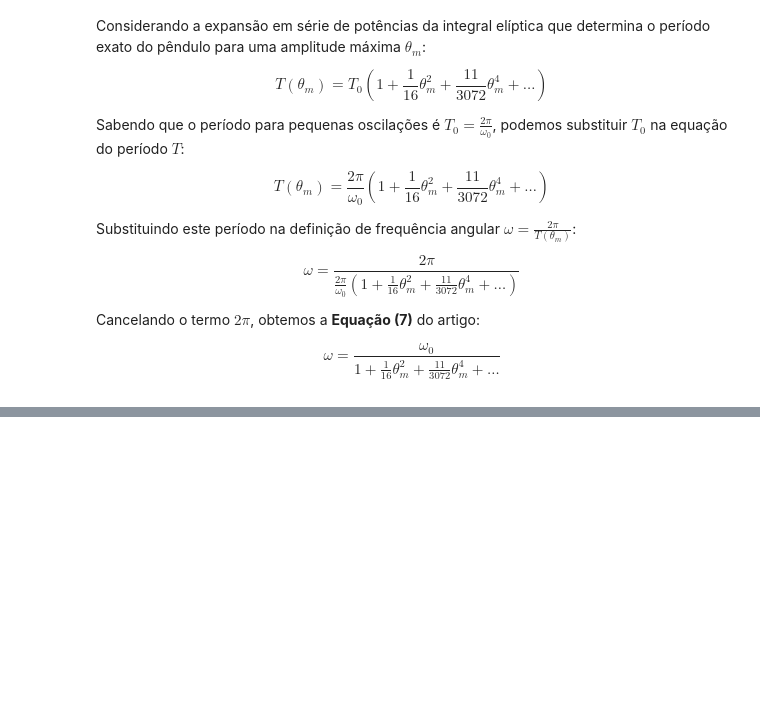
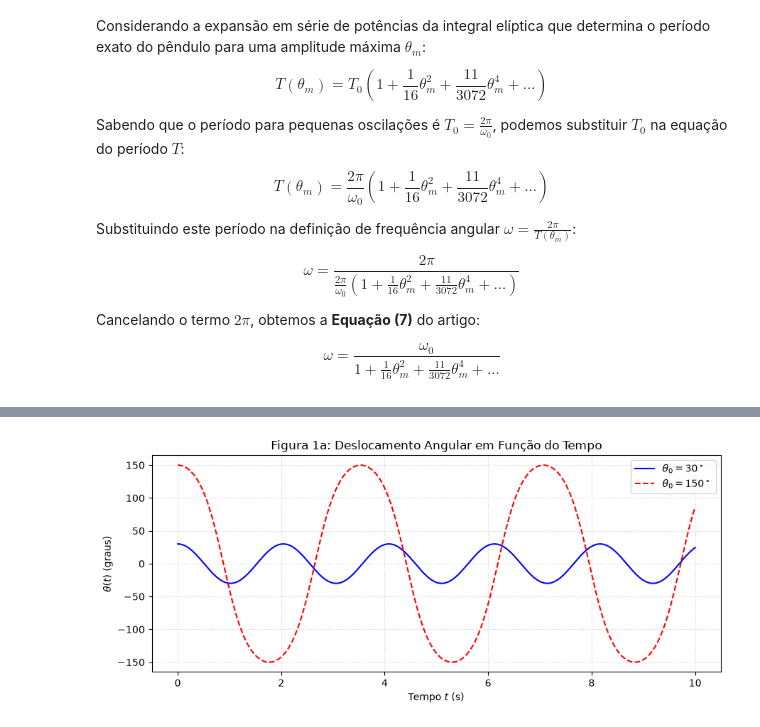
Before and after one commit to hcouri/Trabalho-IFC, a Jupyter notebook: Projeto_Pendulo_Fourier/projeto_pendulo.ipynb, the cells around one changed output, grey strips where cells are left out. Saved outputs shown, nothing was run; the diff lists cells and outputs as text; code cells hidden in the pictures; blank space fills up the shorter version.

```diff
--- a/Projeto_Pendulo_Fourier/projeto_pendulo.ipynb
+++ b/Projeto_Pendulo_Fourier/projeto_pendulo.ipynb
@@ -52,0 +126,88 @@ $$\omega = \frac{\omega_0}{1 + \frac{1}{16}\theta_m^2 + \frac{11}{3072}\theta_m^
+# %%
+import numpy as np
+import matplotlib.pyplot as plt
+
+# Sistema de derivadas
+def pendulo_derivatives(theta, omega, omega0):
+    dtheta_dt = omega
+    domega_dt = -(omega0**2) * np.sin(theta)
+    return dtheta_dt, domega_dt
+
+# Algoritmo de Runge-Kutta de 4ª Ordem
+def rk4_pendulo(theta0, omega0, t_max, dt):
+    t = np.arange(0, t_max, dt)
+    N = len(t)
+
+    theta = np.zeros(N)
+    omega = np.zeros(N)
+
+    # Condição inicial: solto do repouso
+    theta[0] = theta0
+    omega[0] = 0.0
+
+    for i in range(N - 1):
+        k1_th, k1_om = pendulo_derivatives(theta[i], omega[i], omega0)
+
+        k2_th, k2_om = pendulo_derivatives(
+            theta[i] + 0.5 * dt * k1_th,
+            omega[i] + 0.5 * dt * k1_om,
+            omega0
+        )
+
+        k3_th, k3_om = pendulo_derivatives(
+            theta[i] + 0.5 * dt * k2_th,
+            omega[i] + 0.5 * dt * k2_om,
+            omega0
+        )
+
+        k4_th, k4_om = pendulo_derivatives(
+            theta[i] + dt * k3_th,
+            omega[i] + dt * k3_om,
+            omega0
+        )
+
+        theta[i+1] = theta[i] + (dt / 6.0) * (k1_th + 2*k2_th + 2*k3_th + k4_th)
+        omega[i+1] = omega[i] + (dt / 6.0) * (k1_om + 2*k2_om + 2*k3_om + k4_om)
+
+    return t, theta, omega
+
+# Parâmetros de simulação
+g = 9.81
+L = 1.0
+omega0 = np.sqrt(g / L)
+dt = 0.001
+t_max = 10.0
+
+# Ângulos de simulação (ex: 30° e 150°)
+theta0_1 = np.radians(30)
+theta0_2 = np.radians(150)
+
+# Execução numérica
+t1, th1, _ = rk4_pendulo(theta0_1, omega0, t_max, dt)
+t2, th2, _ = rk4_pendulo(theta0_2, omega0, t_max, dt)
+
+# Figura 1a: Movimento theta(t)
+plt.figure(figsize=(9, 4))
+plt.plot(t1, np.degrees(th1), label=r'$\theta_0 = 30^\circ$', color='blue')
+plt.plot(t2, np.degrees(th2), label=r'$\theta_0 = 150^\circ$', color='red', linestyle='--')
+plt.title('Figura 1a: Deslocamento Angular em Função do Tempo')
+plt.xlabel('Tempo $t$ (s)')
+plt.ylabel(r'$\theta(t)$ (graus)')
+plt.grid(True, linestyle=':', alpha=0.6)
+plt.legend()
+plt.tight_layout()
+plt.show()
+
+# Figura 1b: Resposta normalizada
+plt.figure(figsize=(9, 4))
+plt.plot(t1 * omega0, th1 / theta0_1, label=r'$\theta_0 = 30^\circ$', color='blue')
+plt.plot(t2 * omega0, th2 / theta0_2, label=r'$\theta_0 = 150^\circ$', color='red', linestyle='--')
+plt.title(r'Figura 1b: Ângulo Normalizado $\theta(t)/\theta_0$ vs Tempo Adimensional $\omega_0 t$')
+plt.xlabel(r'$\omega_0 t$')
+plt.ylabel(r'$\theta(t) / \theta_0$')
+plt.grid(True, linestyle=':', alpha=0.6)
+plt.legend()
+plt.tight_layout()
+plt.show()
+# %% [output]
+[figure, added]
```
Also changed, not shown: parts of 5 cells of this notebook.
